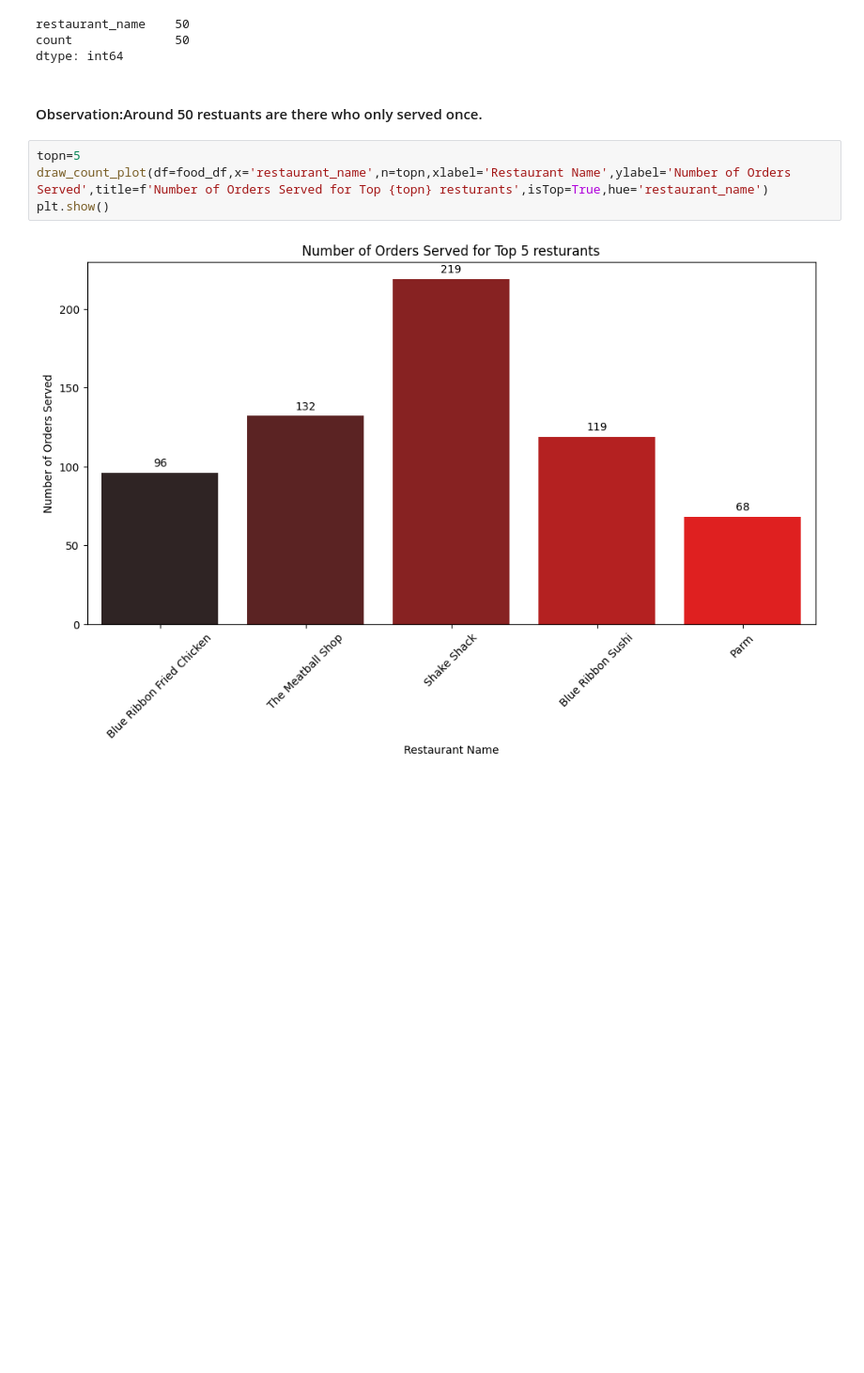
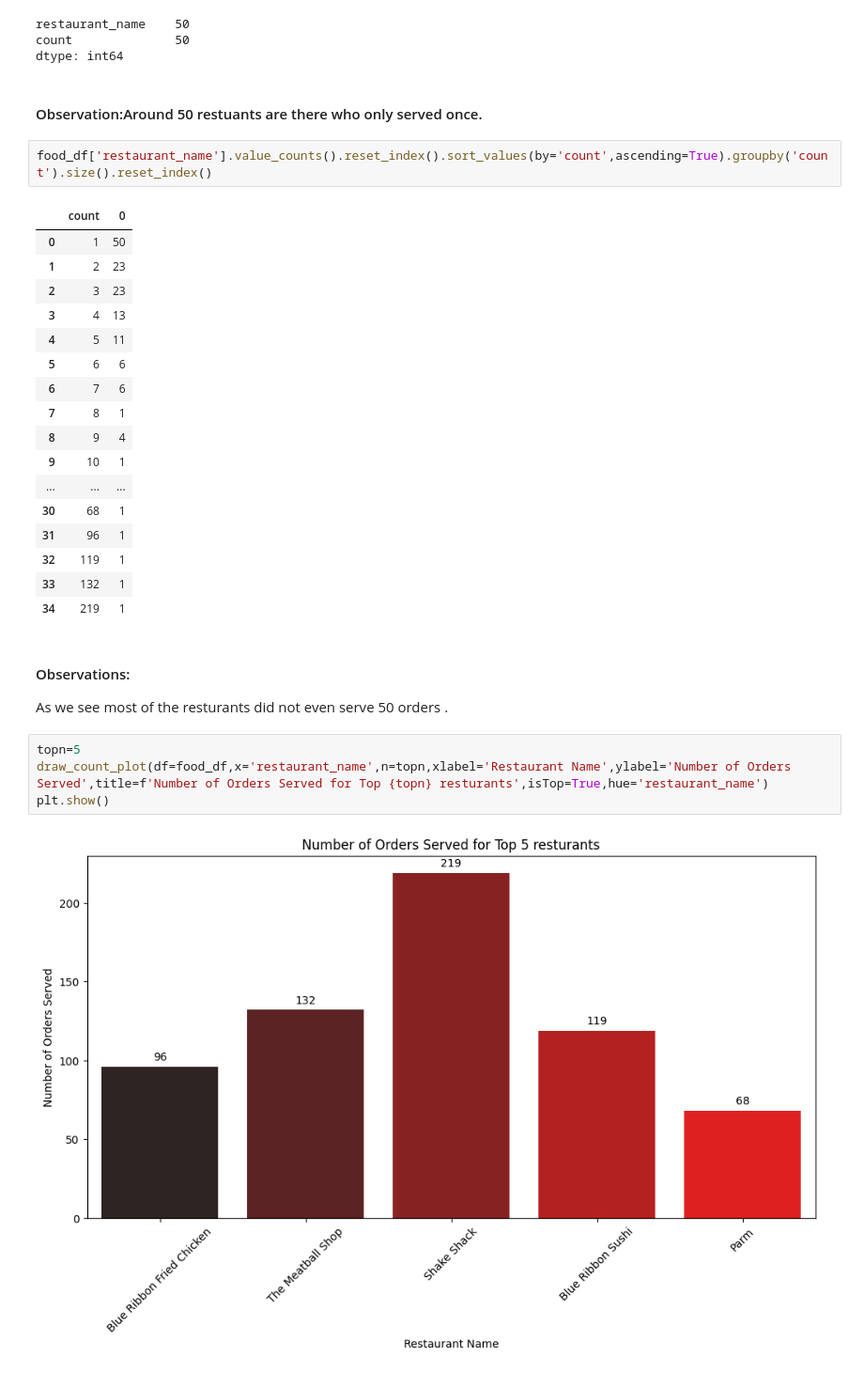
Before and after one commit to Rajesh2015/FoodHub-Data-Analysis, a Jupyter notebook: IP_Project_FoodHub_Answers_Notebook.ipynb, the cells around one changed output. Shown at 94% size. Drawn from its saved outputs; the diff is of its cells as text; blank space fills up the shorter version.

```diff
--- a/IP_Project_FoodHub_Answers_Notebook.ipynb
+++ b/IP_Project_FoodHub_Answers_Notebook.ipynb
@@ -459,6 +459,29 @@ count              50
 dtype: int64
 # %% [markdown]
 #### Observation:Around 50 restuants are there who only served once.
+# %%
+food_df['restaurant_name'].value_counts().reset_index().sort_values(by='count',ascending=True).groupby('count').size().reset_index()
+# %% [output]
+|  | count | 0 |
+| 0 | 1 | 50 |
+| 1 | 2 | 23 |
+| 2 | 3 | 23 |
+| 3 | 4 | 13 |
+| 4 | 5 | 11 |
+| 5 | 6 | 6 |
+| 6 | 7 | 6 |
+| 7 | 8 | 1 |
+| 8 | 9 | 4 |
+| 9 | 10 | 1 |
+| ... | ... | ... |
+| 30 | 68 | 1 |
+| 31 | 96 | 1 |
+| 32 | 119 | 1 |
+| 33 | 132 | 1 |
+| 34 | 219 | 1 |
+# %% [markdown]
+#### Observations:
+As we see most of the resturants did not even serve 50 orders .
 # %%
 topn=5
 draw_count_plot(df=food_df,x='restaurant_name',n=topn,xlabel='Restaurant Name',ylabel='Number of Orders Served',title=f'Number of Orders Served for Top {topn} resturants',isTop=True,hue='restaurant_name')
```
